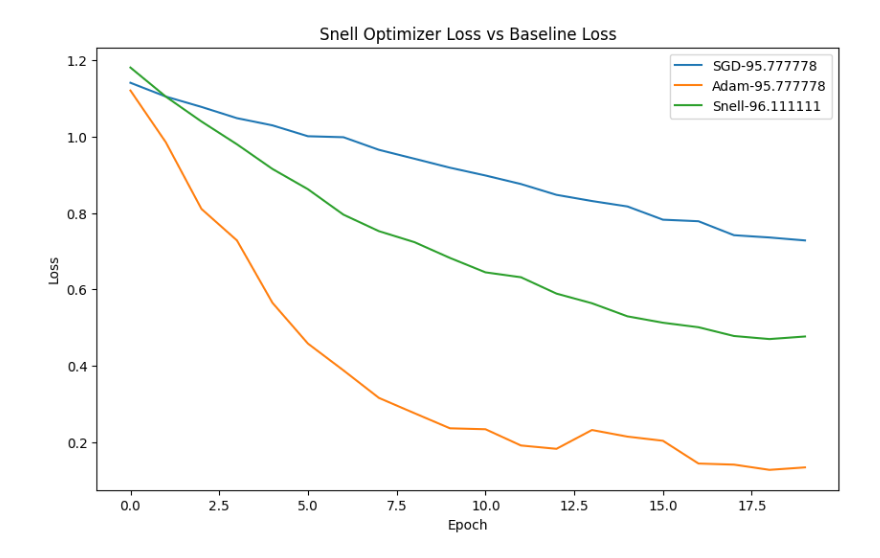
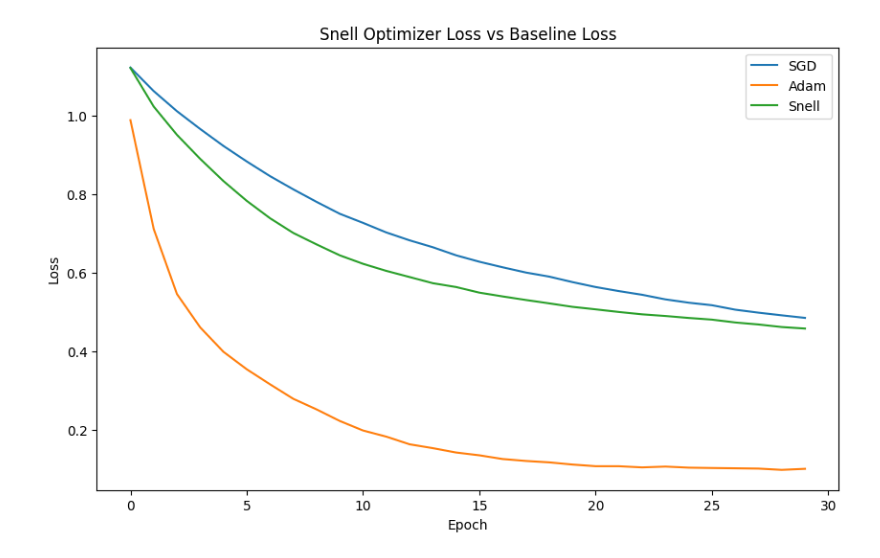
Before and after one commit to yoonhero/snell-optimizer, a Jupyter notebook: algo.ipynb, the cells around one changed output. Cells and saved outputs as stored; diff of their text form; code cells hidden in the pictures.

```diff
--- a/algo.ipynb
+++ b/algo.ipynb
@@ -90,2 +78,26 @@ def test_optimizer(optimizer, learning_rate):
+# %%
+def init_model():
+    model = nn.Sequential(
+        nn.Linear(3, 3),
+        nn.ReLU(),
+        nn.Linear(3, 3)
+    ).to("cpu")
+    return model
+
+def test_optimizer(optimizer, learning_rate):
+    model = init_model()
+    opt = optimizer(model.parameters(), lr=learning_rate)
+    losses = []
+    evals = []
+    # initial = copy.deepcopy(model)
+    for i in range(total_runs):
+        t, e = train(model, epochs, opt, True)
+        losses.append(t)
+        # e = eval(model)
+        evals.append(e)
+        model = init_model()
+        opt = optimizer(model.parameters(), lr=learning_rate)
+        print(f"{i} END")
+    return losses, evals
 # %%
 import torch
@@ -166,7 +187,7 @@ optimizers = {
 learning_rates = {
     "SGD": learning_rate,
     "Adam": learning_rate,
-    "Snell": 0.05
+    "Snell": 0.1
 }
 
 results = {}
@@ -175,0 +215,12 @@ for (name, opt) in optimizers.items():
+# %%
+plt.figure(figsize=(10, 6))
+for (name, (losses, acc)) in results.items():
+
+    plt.plot(range(epochs), [sum([acc[j][i] for j in range(len(acc))])/len(acc) for i in range(len(acc[0]))], label=f"{name}")
+    # plt.plot(range(epochs), exp_track, label="Snell's law")
+plt.xlabel('Epoch')
+plt.ylabel('Loss')
+plt.title('Snell Optimizer Loss vs Baseline Accuracy')
+plt.legend()
+plt.savefig("final-acc.png", dpi=1000)
+plt.show()
@@ -176,13 +229,13 @@ for (name, opt) in optimizers.items():
 # %%
 plt.figure(figsize=(10, 6))
 for (name, (losses, acc)) in results.items():
-    plt.plot(range(epochs), losses[0], label=f"{name}-{acc:2f}")
+    plt.plot(range(epochs), [sum([losses[j][i] for j in range(len(losses))])/len(losses) for i in range(len(losses[0]))], label=f"{name}")
     # plt.plot(range(epochs), exp_track, label="Snell's law")
 plt.xlabel('Epoch')
 plt.ylabel('Loss')
 plt.title('Snell Optimizer Loss vs Baseline Loss')
 plt.legend()
-plt.savefig("final.png", dpi=1000)
+plt.savefig("final-loss.png", dpi=1000)
 plt.show()
 # %% [output]
-[figure, old version]
+[figure, new version]
```
Also changed, not shown: parts of 6 cells of this notebook, 5 other files.
